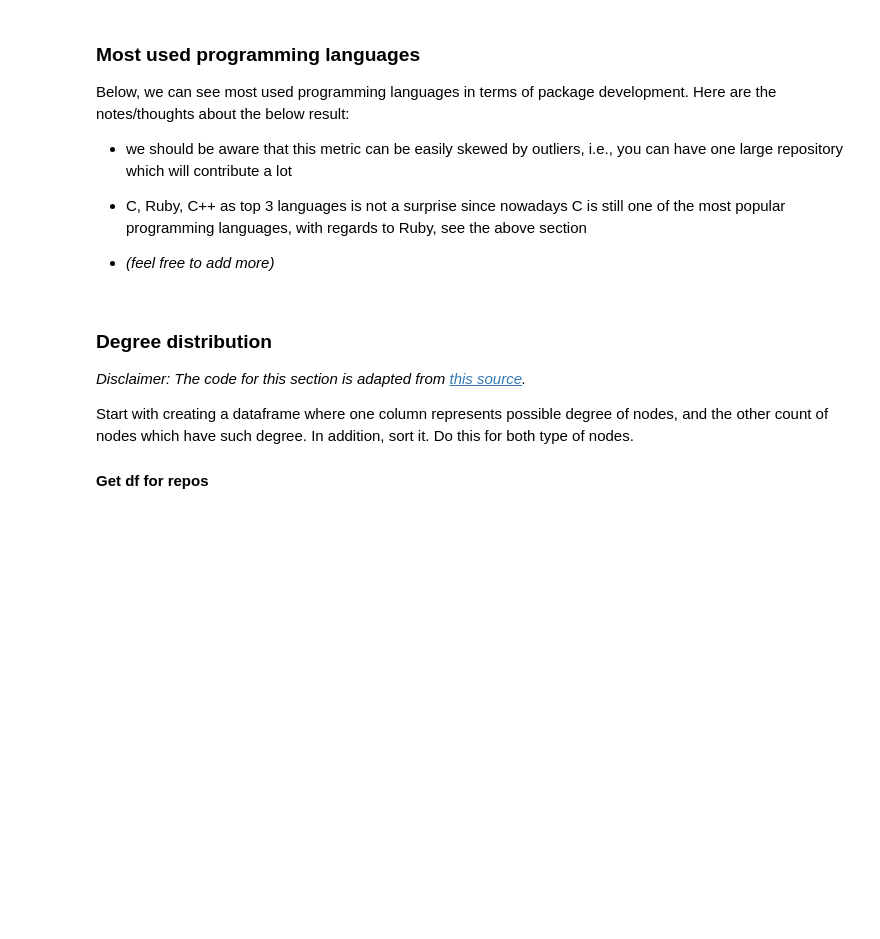
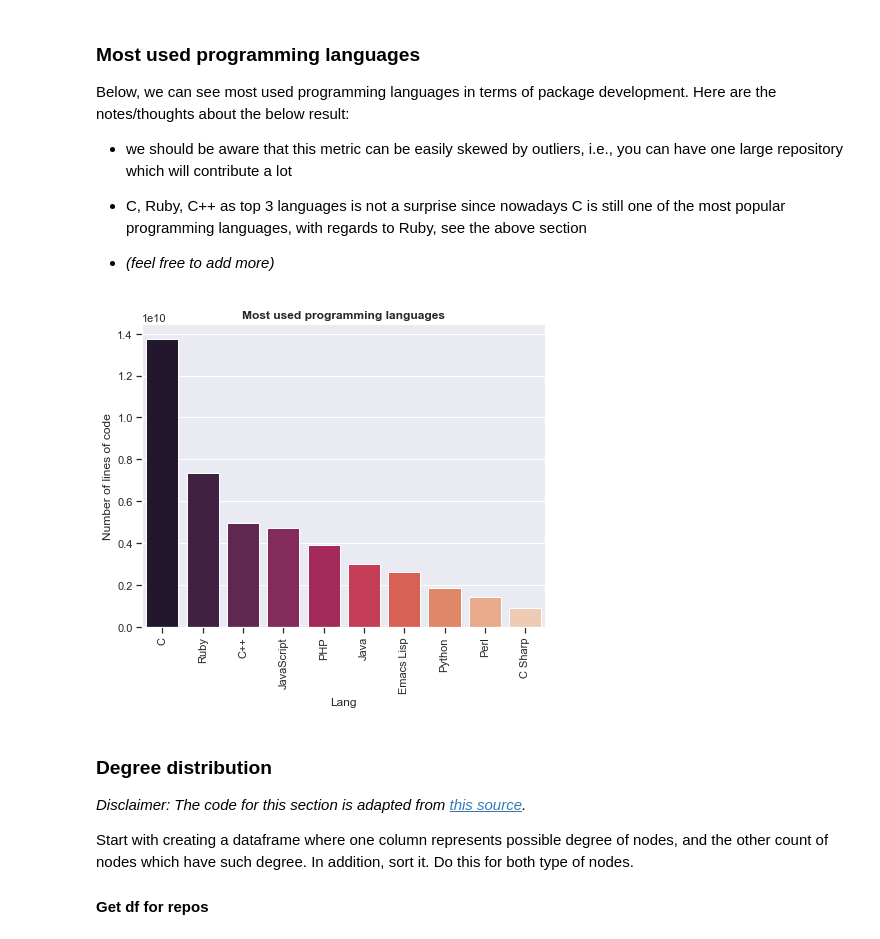
Before and after one commit to lukyrasocha/github-recommendation-system, a Jupyter notebook: main.ipynb, the cells around one changed output. Saved outputs shown, nothing was run; the diff lists cells and outputs as text; code cells hidden in the pictures; blank space fills up the shorter version.

```diff
--- a/main.ipynb
+++ b/main.ipynb
@@ -85,8 +85,10 @@ Flags are used to control the run flow of the notebook when executed at once. Th
 LOAD_DATA = True # Loads raw data for initial inspection
 TRANSFORM_DATA = False # Transforms raw data into more suitable format (Load data needs to be on as well)
 COMPUTE_PROJECTIONS = False
-GENERATE_SUMMARY = True
+GENERATE_SUMMARY_PROJ = False # Summary related to projections only
 DO_BACKBONING = False
+GENERATE_SUMMARY_PROJ_BACKB = False # Summary related to projected AND backboned graph
+SAVE_FIG = False # Do you want to save all generated figures?
 # %% [markdown]
 ### Constants
 # %%
@@ -359,18 +421,21 @@ sorteddf = df_lang_usage.sort_values(["# of lines"], axis = 0, ascending=False)
 # %%
 # Setup figure so you can plot inside it
 fig = plt.figure(figsize=(7, 6)) # create figure object with a (width,height)
 ax = fig.add_axes([0.1,0.2,0.8, 0.7]) # left, bottom, width, height (range 0 to 1)
 
 # Plot the data
 sns_plot = sns.barplot(x="Lang", y="# of lines", data=sorteddf[:10], ax=ax, palette="rocket");
 ax.tick_params(axis='x', rotation=90);
 
 # Add axis labels
 ax.set_ylabel('Number of lines of code');
 ax.set_title("Most used programming languages", weight="bold");
 
 # Save plot
-plt.savefig(f"{PATH_TO['data']['figures']}/most_used_lang.jpg")
+if SAVE_FIG:
+    plt.savefig(f"{PATH_TO['data']['figures']}/most_used_lang.jpg")
+# %% [output]
+[figure, added]
 # %% [markdown]
 ### Degree distribution
 
```
Also changed, not shown: parts of 30 cells of this notebook, 3 other files.
